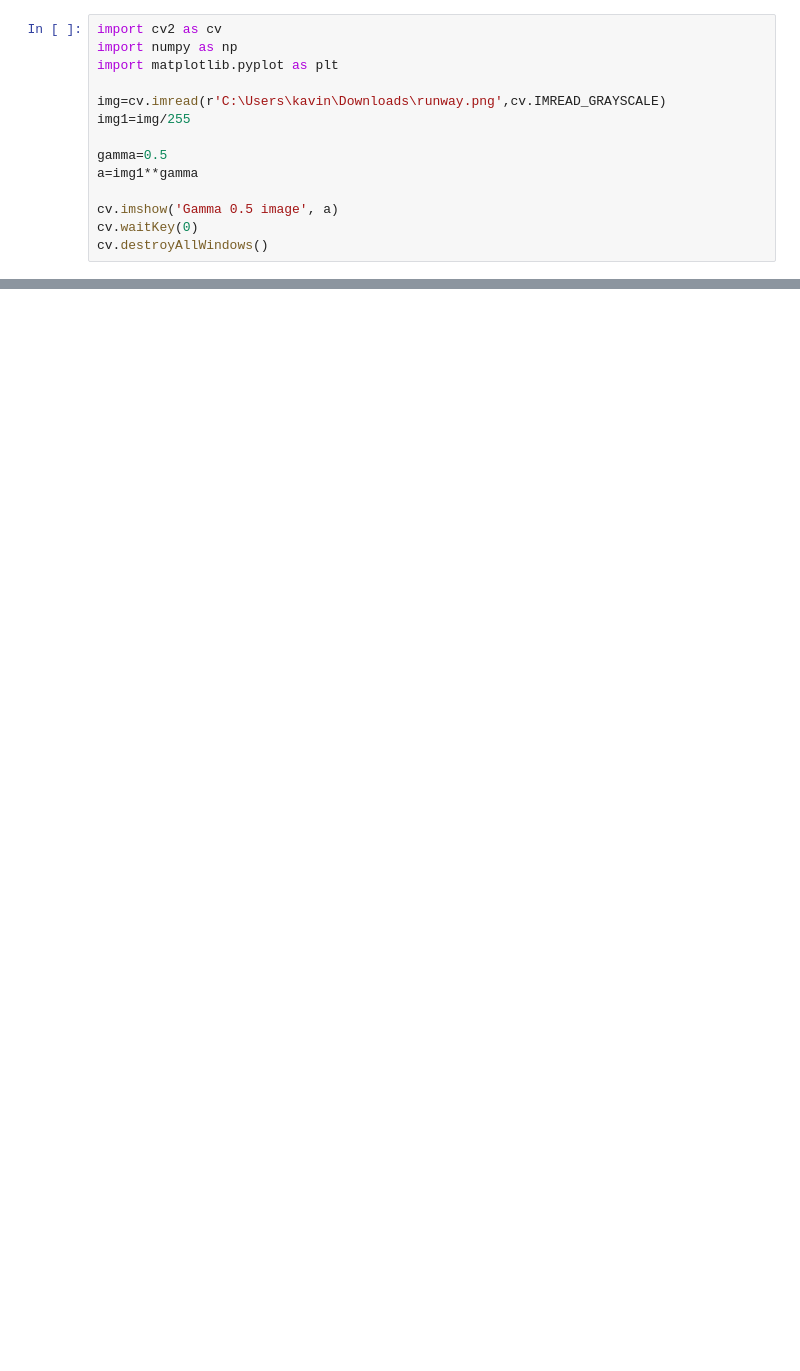
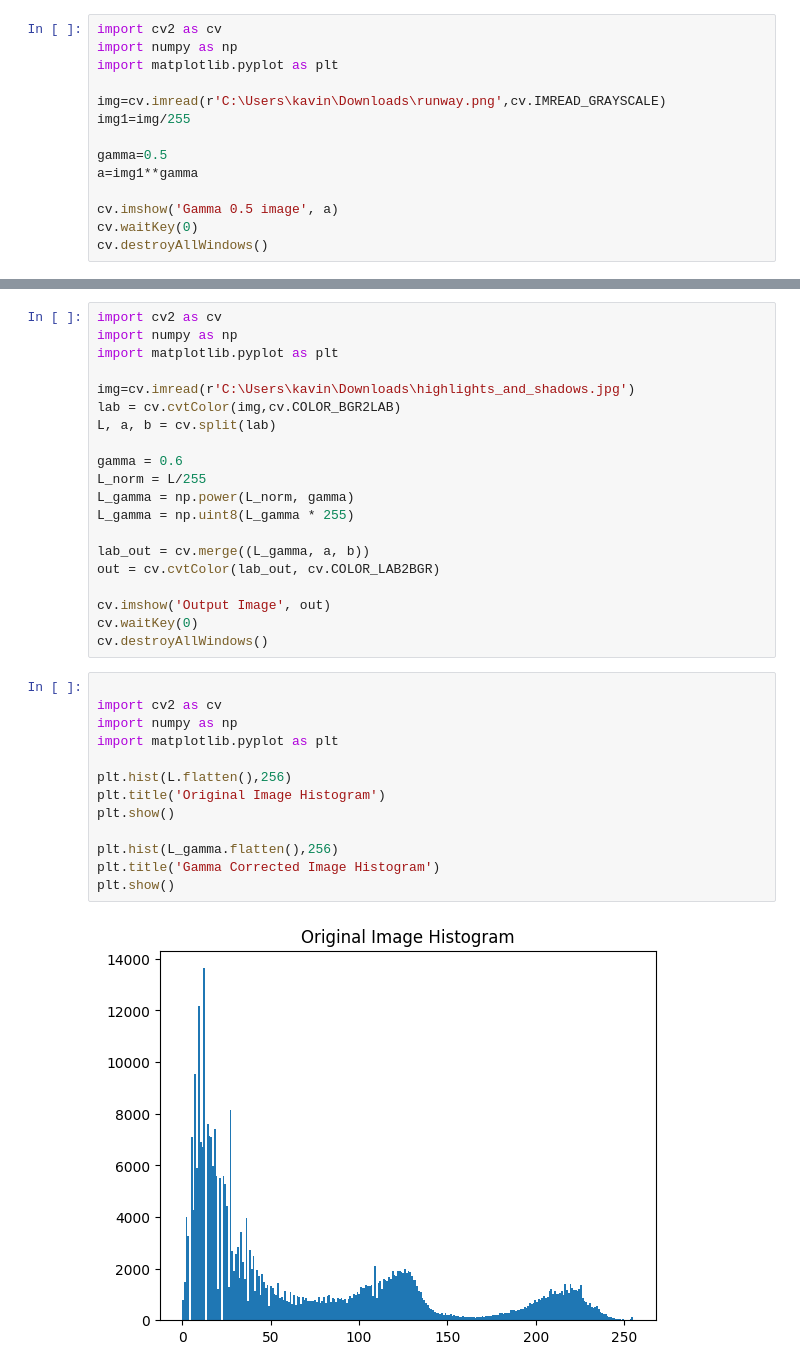
Before and after one commit to kavinduabekoon/GitHub, a Jupyter notebook: Untitled-1.ipynb, the cells around one changed output, grey strips where cells are left out. Cells and saved outputs as stored; diff of their text form; blank space fills up the shorter version.

```diff
--- a/Untitled-1.ipynb
+++ b/Untitled-1.ipynb
@@ -30,0 +50,35 @@ KeyboardInterrupt:
+# %%
+import cv2 as cv
+import numpy as np
+import matplotlib.pyplot as plt
+
+img=cv.imread(r'C:\Users\kavin\Downloads\highlights_and_shadows.jpg')
+lab = cv.cvtColor(img,cv.COLOR_BGR2LAB)
+L, a, b = cv.split(lab)
+
+gamma = 0.6
+L_norm = L/255
+L_gamma = np.power(L_norm, gamma)
+L_gamma = np.uint8(L_gamma * 255)
+
+lab_out = cv.merge((L_gamma, a, b))
+out = cv.cvtColor(lab_out, cv.COLOR_LAB2BGR)
+
+cv.imshow('Output Image', out)
+cv.waitKey(0)
+cv.destroyAllWindows()
+# %%
+
+import cv2 as cv
+import numpy as np
+import matplotlib.pyplot as plt
+
+plt.hist(L.flatten(),256)
+plt.title('Original Image Histogram')
+plt.show()
+
+plt.hist(L_gamma.flatten(),256)
+plt.title('Gamma Corrected Image Histogram')
+plt.show()
+# %% [output]
+[figure, added]
```
Also changed, not shown: parts of 6 cells of this notebook.
